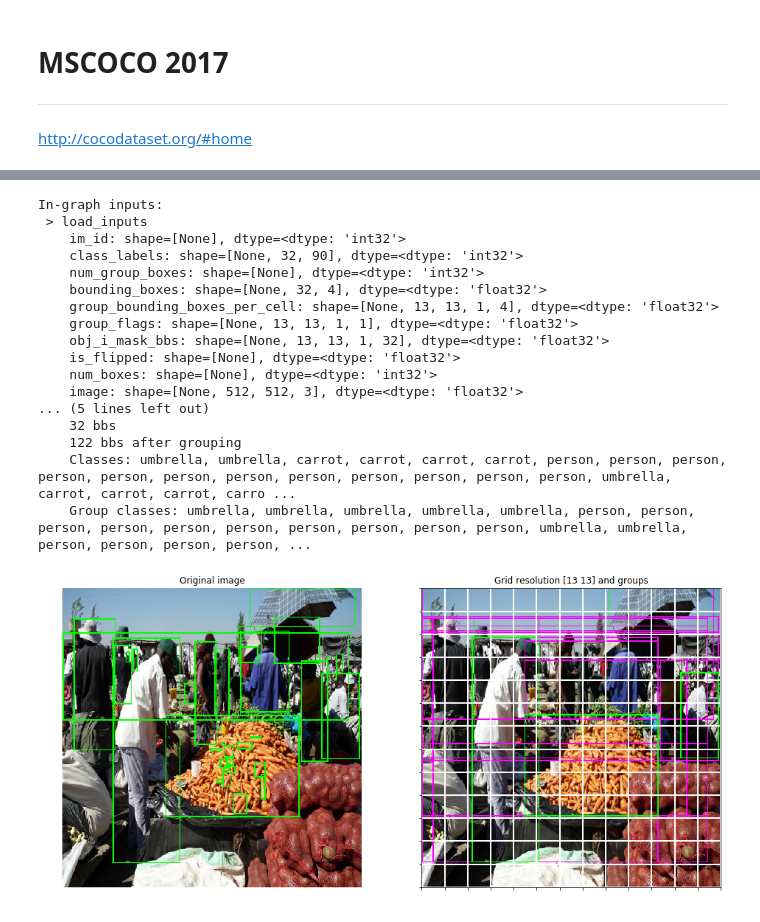
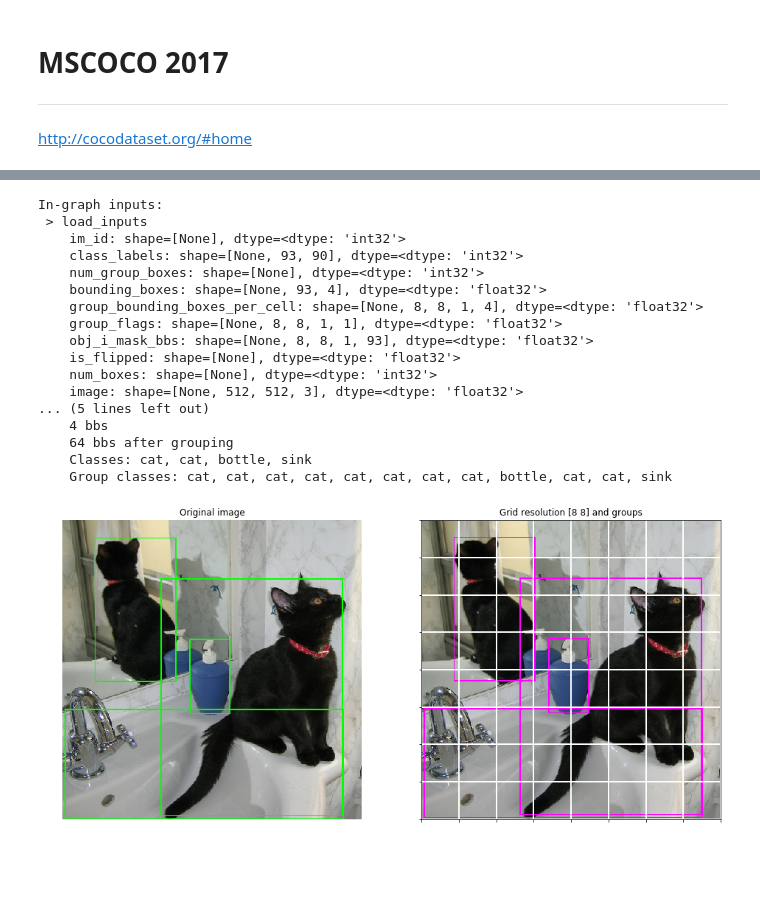
Before and after one commit to ameroyer/ODGI, a Jupyter notebook: create_dataset.ipynb, the cells around one changed output, grey strips where cells are left out. Saved outputs shown, nothing was run; the diff lists cells and outputs as text; code cells hidden in the pictures; blank space fills up the shorter version.

```diff
--- a/create_dataset.ipynb
+++ b/create_dataset.ipynb
@@ -865,7 +859,7 @@ with tf.Graph().as_default():
     else:
         image_folder = os.path.join(metadata['image_folder'], 'val2017')
 
-    num_cells = np.array([13, 13])
+    num_cells = np.array([8, 8])
     grid_offsets = configuration.precompute_grid_offsets(num_cells)
 
     print('\n\033[44mIn-graph inputs:\033[0m')
@@ -881,10 +875,10 @@ with tf.Graph().as_default():
                                          image_folder=image_folder,
                                          batch_size=1,
                                          image_size=image_size,
-                                         shuffle_buffer=100,
+                                         shuffle_buffer=1,#100,
+                                         grouping_method='intersect_with_density',
                                          verbose=2)
     inputs = inputs[0]
-
     with tf.Session() as sess:
         inputs_ = sess.run(inputs)
         # Bounding boxes (Green)
@@ -903,40 +897,40 @@ with tf.Graph().as_default():
         print('    im_id:', inputs_['im_id'][0])
         print('    grid size', num_cells)
         print('   ', inputs_['num_boxes'][0], 'bbs')
         print('   ', inputs_['num_group_boxes'][0], 'bbs after grouping')
         classes = np.where(inputs_['class_labels'][0] > 0)[-1]
         print('    Classes:', ', '.join(metadata['data_classes'][index] for index in classes))
         group_classes = np.where(inputs_['group_class_labels'][0] > 0)[-1]
         print('    Group classes:', ', '.join(metadata['data_classes'][index]
                                               for index in group_classes[:inputs_['num_group_boxes'][0]]))
         # Plot
         _, (ax1, ax2) = plt.subplots(1, 2, figsize=(16, 8))
         ax1.set_title('Original image')
         ax1.imshow(img)
         ax1.set_axis_off()
         ax2.set_title('Grid resolution %s and groups' % num_cells)
         ax2.imshow(group_img)
         ax2.set_xticks(np.linspace(0, image_size, num_cells[0] + 1))
         ax2.set_yticks(np.linspace(0, image_size, num_cells[1] + 1))
         ax2.tick_params(labelbottom=False, labelleft=False)
         ax2.grid(color='white', linewidth=2)
         plt.show()
 # %% [output]
 In-graph inputs:
  > load_inputs
     im_id: shape=[None], dtype=<dtype: 'int32'>
-    class_labels: shape=[None, 32, 90], dtype=<dtype: 'int32'>
+    class_labels: shape=[None, 93, 90], dtype=<dtype: 'int32'>
     num_group_boxes: shape=[None], dtype=<dtype: 'int32'>
-    bounding_boxes: shape=[None, 32, 4], dtype=<dtype: 'float32'>
-    group_bounding_boxes_per_cell: shape=[None, 13, 13, 1, 4], dtype=<dtype: 'float32'>
-    group_flags: shape=[None, 13, 13, 1, 1], dtype=<dtype: 'float32'>
-    obj_i_mask_bbs: shape=[None, 13, 13, 1, 32], dtype=<dtype: 'float32'>
+    bounding_boxes: shape=[None, 93, 4], dtype=<dtype: 'float32'>
+    group_bounding_boxes_per_cell: shape=[None, 8, 8, 1, 4], dtype=<dtype: 'float32'>
+    group_flags: shape=[None, 8, 8, 1, 1], dtype=<dtype: 'float32'>
+    obj_i_mask_bbs: shape=[None, 8, 8, 1, 93], dtype=<dtype: 'float32'>
     is_flipped: shape=[None], dtype=<dtype: 'float32'>
     num_boxes: shape=[None], dtype=<dtype: 'int32'>
     image: shape=[None, 512, 512, 3], dtype=<dtype: 'float32'>
 ... (5 lines left out)
-    32 bbs
-    122 bbs after grouping
-    Classes: umbrella, umbrella, carrot, carrot, carrot, carrot, person, person, person, person, person, person, person, person, person, person, person, person, umbrella, carrot, carrot, carrot, carro ...
-    Group classes: umbrella, umbrella, umbrella, umbrella, umbrella, person, person, person, person, person, person, person, person, person, person, umbrella, umbrella, person, person, person, person, ...
+    4 bbs
+    64 bbs after grouping
+    Classes: cat, cat, bottle, sink
+    Group classes: cat, cat, cat, cat, cat, cat, cat, cat, bottle, cat, cat, sink
-[figure, old version]
+[figure, new version]
```
Also changed, not shown: parts of 2 cells of this notebook.
